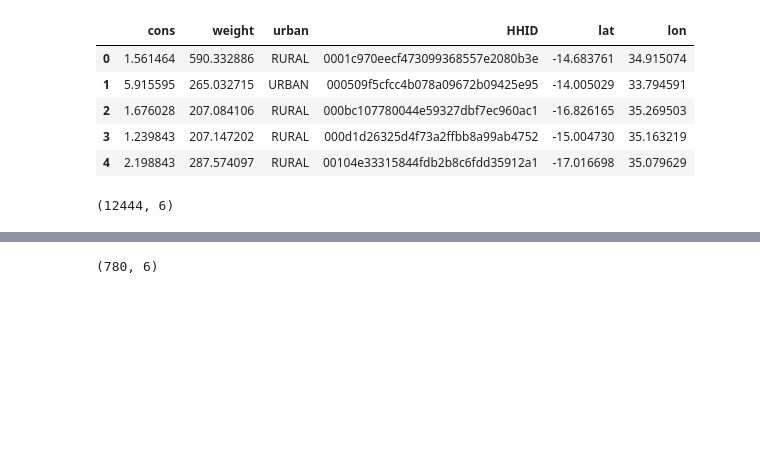
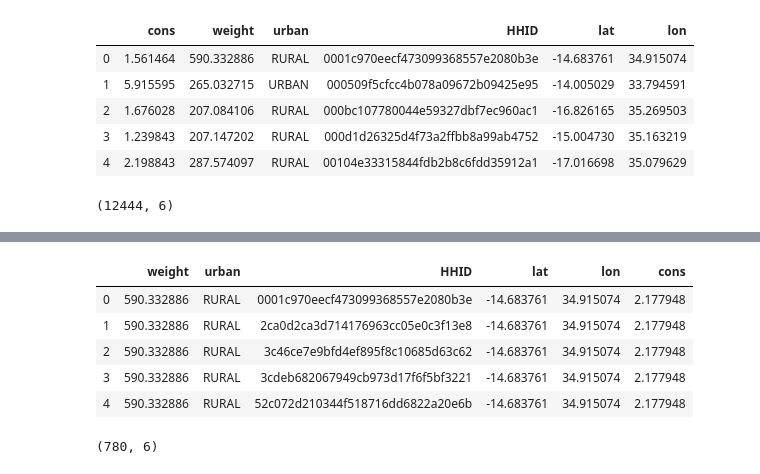
Before and after one commit to jmathur25/predicting-poverty-replication, a Jupyter notebook: process_data/scripts/process_survey_data.ipynb, the cells around one changed output, grey strips where cells are left out. Cells and saved outputs as stored; diff of their text form; code cells hidden in the pictures; blank space fills up the shorter version.

```diff
--- a/process_data/scripts/process_survey_data.ipynb
+++ b/process_data/scripts/process_survey_data.ipynb
@@ -75,3 +76,5 @@ df_combined.head()
 df_combined.shape
 # %% [output]
 (12444, 6)
+# %%
+clust_cons_avg = df_combined.groupby(['lat', 'lon']).mean().reset_index()[['lat', 'lon', 'cons']]
@@ -78,3 +90,14 @@ df_combined.shape
+# %%
+df_combined = pd.merge(df_combined.drop('cons', axis=1), clust_cons_avg, on=['lat', 'lon'])
+# %%
+df_combined.head()
+# %% [output]
+|  | weight | urban | HHID | lat | lon | cons |
+| 0 | 590.332886 | RURAL | 0001c970eecf473099368557e2080b3e | -14.683761 | 34.915074 | 2.177948 |
+| 1 | 590.332886 | RURAL | 2ca0d2ca3d714176963cc05e0c3f13e8 | -14.683761 | 34.915074 | 2.177948 |
+| 2 | 590.332886 | RURAL | 3c46ce7e9bfd4ef895f8c10685d63c62 | -14.683761 | 34.915074 | 2.177948 |
+| 3 | 590.332886 | RURAL | 3cdeb682067949cb973d17f6f5bf3221 | -14.683761 | 34.915074 | 2.177948 |
+| 4 | 590.332886 | RURAL | 52c072d210344f518716dd6822a20e6b | -14.683761 | 34.915074 | 2.177948 |
 # %%
 df_uniques = df_combined.drop_duplicates(subset=['lat', 'lon']); df_uniques.shape
 # %% [output]
```
Also changed, not shown: parts of 2 cells of this notebook, 2 other files.
